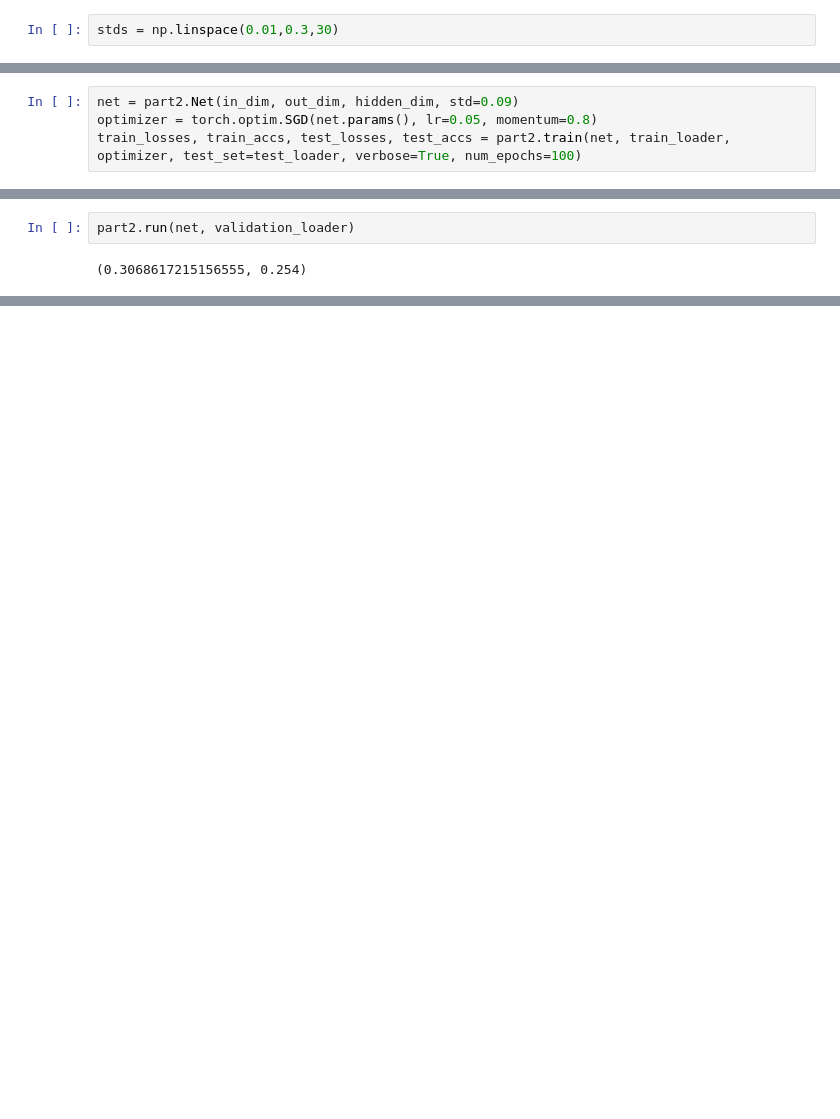
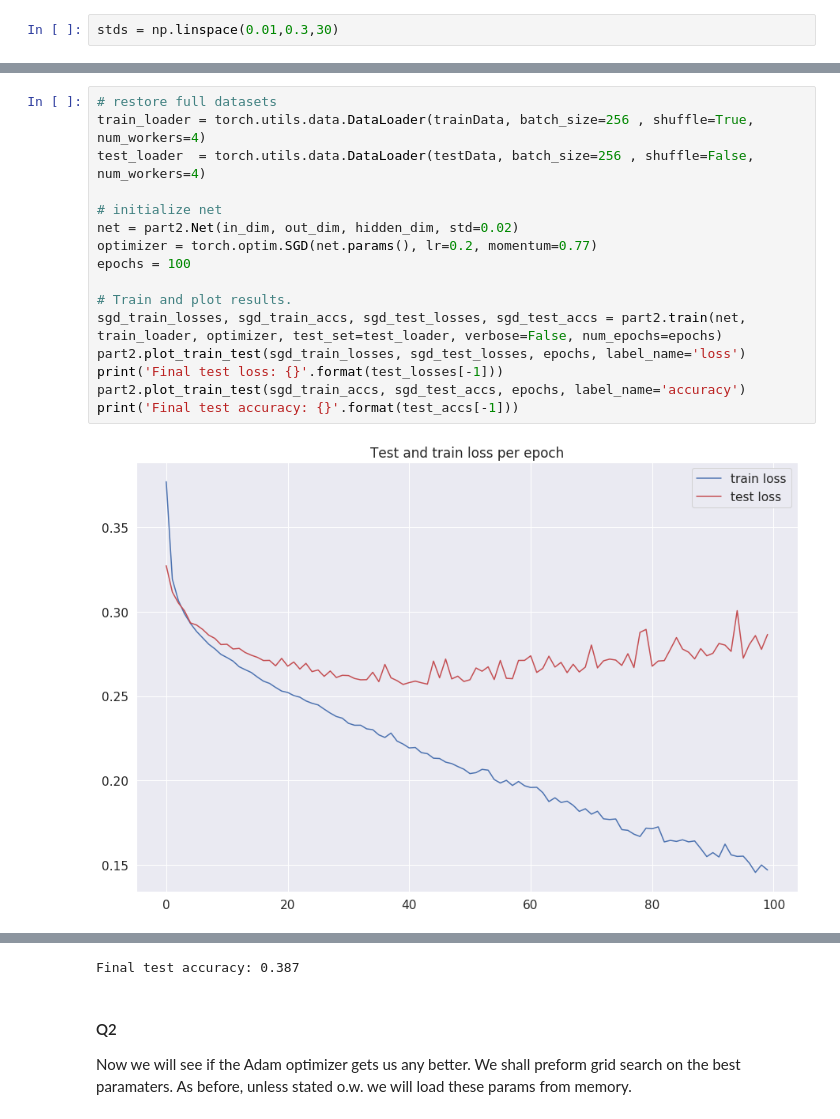
Before and after one commit to EdanZwick/Foundations-of-deep-learning-Ex1, a Jupyter notebook: Hw1.ipynb, the cells around one changed output, grey strips where cells are left out. Saved outputs shown, nothing was run; the diff lists cells and outputs as text; blank space fills up the shorter version.

```diff
--- a/Hw1.ipynb
+++ b/Hw1.ipynb
@@ -194,4 +186,0 @@ test_loader  = torch.utils.data.DataLoader(testData, batch_size=256 , shuffle=Fa
-# %%
-net = part2.Net(in_dim, out_dim, hidden_dim, std=0.09)
-optimizer = torch.optim.SGD(net.params(), lr=0.05, momentum=0.8)
-train_losses, train_accs, test_losses, test_accs = part2.train(net, train_loader, optimizer, test_set=test_loader, verbose=True, num_epochs=100)
@@ -216,4 +187,18 @@ Epoch: 99, loss 0.20319433510303497, acc: 0.6015
-# %%
-part2.run(net, validation_loader)
-# %% [output]
-(0.3068617215156555, 0.254)
+# %%
+# restore full datasets
+train_loader = torch.utils.data.DataLoader(trainData, batch_size=256 , shuffle=True, num_workers=4)
+test_loader  = torch.utils.data.DataLoader(testData, batch_size=256 , shuffle=False, num_workers=4)
+
+# initialize net
+net = part2.Net(in_dim, out_dim, hidden_dim, std=0.02)
+optimizer = torch.optim.SGD(net.params(), lr=0.2, momentum=0.77)
+epochs = 100
+
+# Train and plot results.
+sgd_train_losses, sgd_train_accs, sgd_test_losses, sgd_test_accs = part2.train(net, train_loader, optimizer, test_set=test_loader, verbose=False, num_epochs=epochs)
+part2.plot_train_test(sgd_train_losses, sgd_test_losses, epochs, label_name='loss')
+print('Final test loss: {}'.format(test_losses[-1]))
+part2.plot_train_test(sgd_train_accs, sgd_test_accs, epochs, label_name='accuracy')
+print('Final test accuracy: {}'.format(test_accs[-1]))
+# %% [output]
+[figure, added]
@@ -219,0 +207,4 @@ part2.run(net, validation_loader)
+Final test accuracy: 0.387
+# %% [markdown]
+#### Q2
+Now we will see if the Adam optimizer gets us any better. We shall preform grid search on the best paramaters. As before, unless stated o.w. we will load these params from memory.
```
Also changed, not shown: parts of 24 cells of this notebook, 6 other files.
